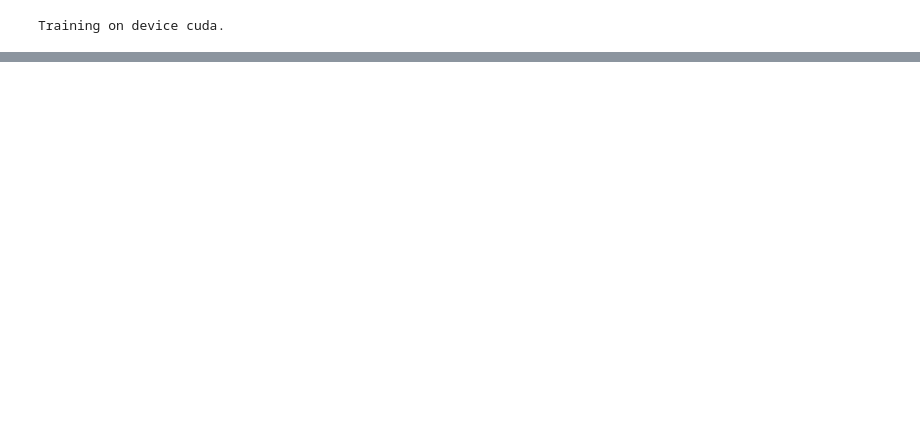
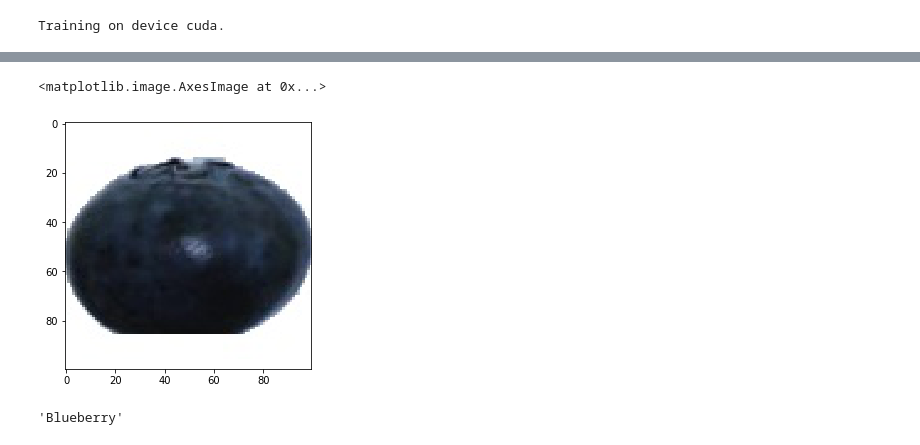
Before and after one commit to AlephEleven/Fruit-Checker, a Jupyter notebook: Fruits.ipynb, the cells around one changed output, grey strips where cells are left out. Cells and saved outputs as stored; diff of their text form; code cells hidden in the pictures; blank space fills up the shorter version.

```diff
--- a/Fruits.ipynb
+++ b/Fruits.ipynb
@@ -209,0 +366,10 @@ Training on device cuda.
+# %%
+#@title Display Test Image
+test_index =  999#@param {type:"integer"}
+
+img = get_test_fruit(test_index)
+
+io.imshow(img)
+# %% [output]
+<matplotlib.image.AxesImage at 0x...>
+[figure, added]
@@ -209,0 +387,9 @@ Training on device cuda.
+# %%
+#@title Predict Fruit!
+#do prediction
+outputs = model(test_img.to(device=device))
+_, predicted = torch.max(outputs, dim=1)
+
+fruits_dataset.label_names[predicted.item()]
+# %% [output]
+'Blueberry'
```
Also changed, not shown: parts of 25 cells of this notebook.
